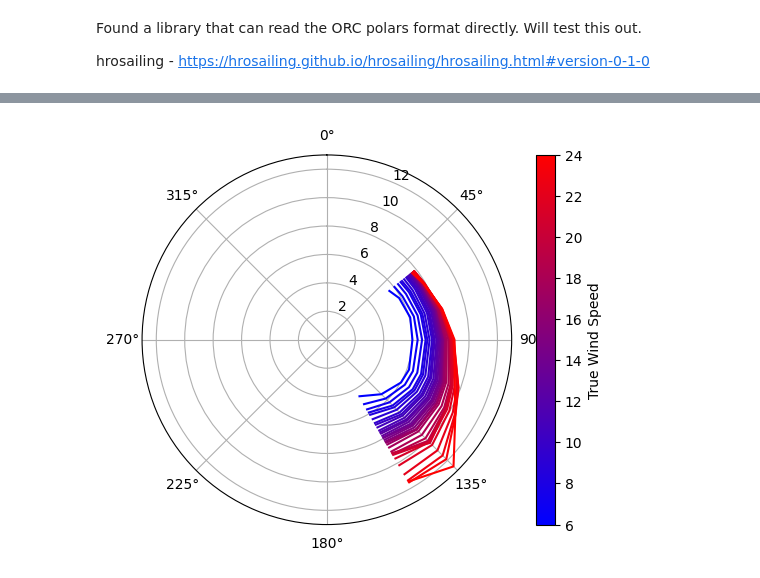
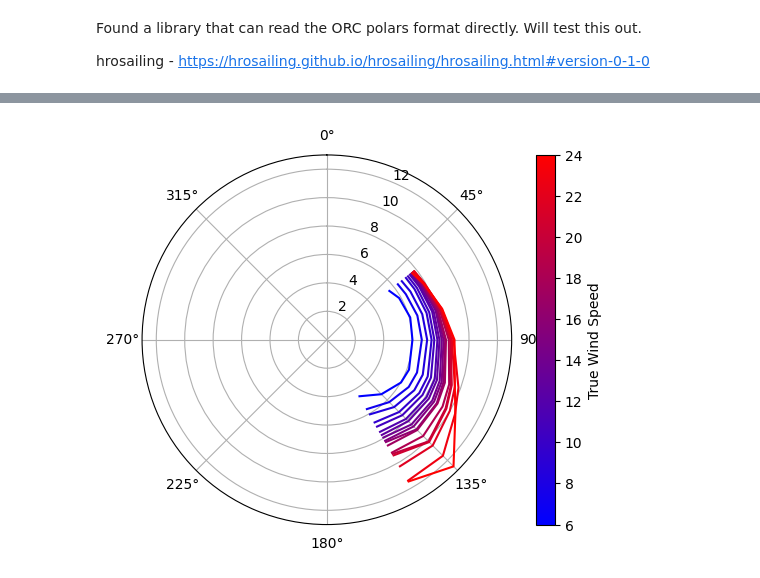
Before and after one commit to deDavil/bachelor-thesis, a Jupyter notebook: main.ipynb, the cells around one changed output, grey strips where cells are left out. Cells and saved outputs as stored; diff of their text form; code cells hidden in the pictures.

```diff
--- a/main.ipynb
+++ b/main.ipynb
@@ -134,6 +143,6 @@ print(pd)
 # %%
 from hrosailing.plotting import plot_polar
 
-plot_polar(pd, ws=[6, 24], n_steps=30, colors=('blue', 'red'), show_legend=True)
+plot_polar(pd, ws=[6, 24], n_steps=15, colors=('blue', 'red'), show_legend=True)
 # %% [output]
-[figure, old version]
+[figure, new version]
```
Also changed, not shown: parts of 3 cells of this notebook, 1 other file.
